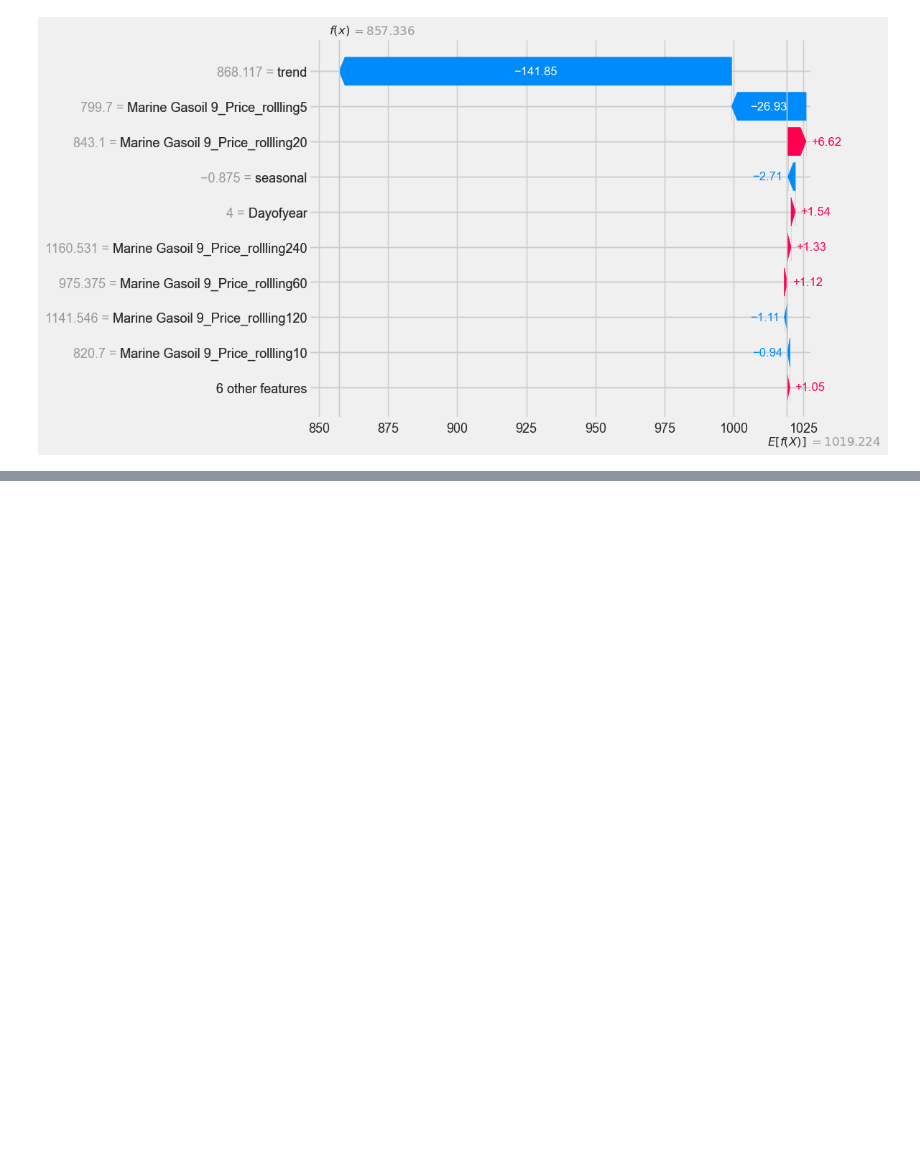
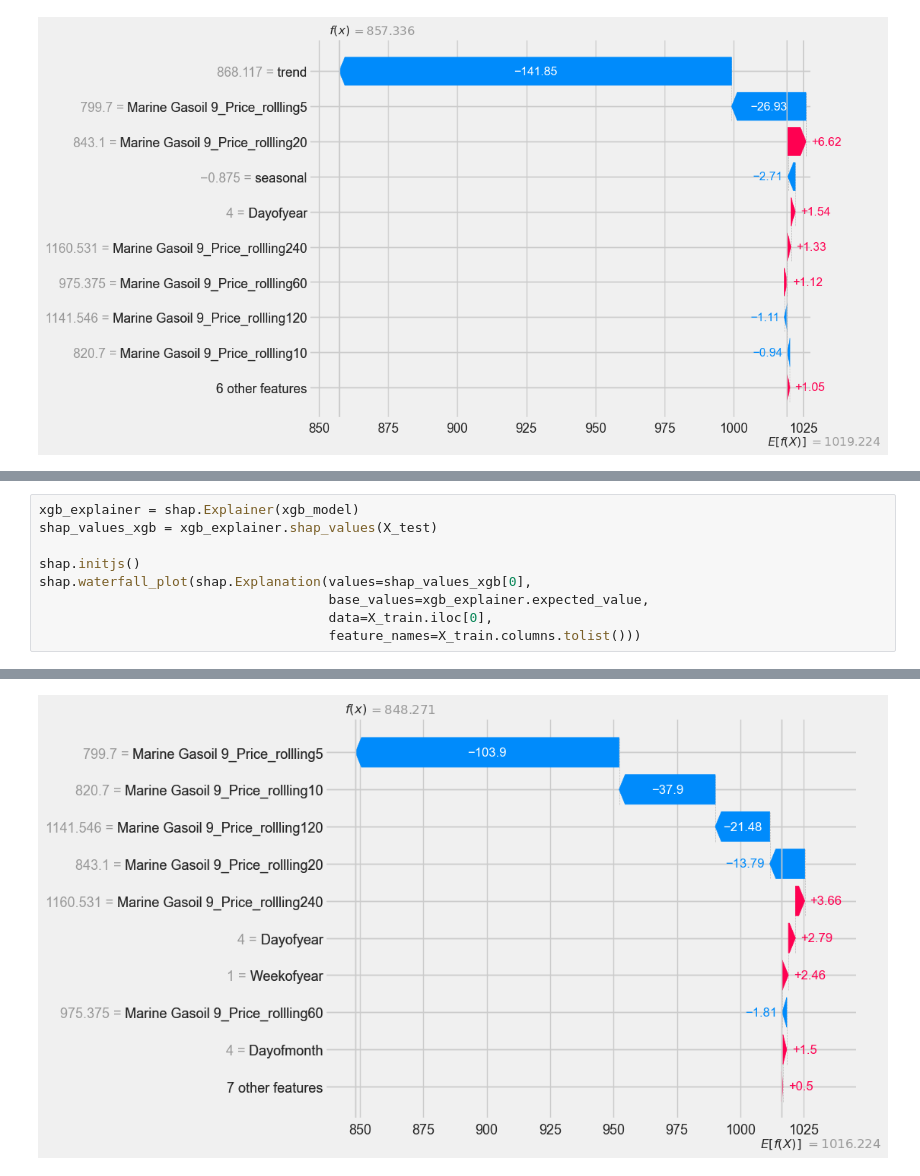
Before and after one commit to Gyu-Ri-Park/aiffel_quest, a Jupyter notebook: AiffelThon/240509_timeseries_ML_xgb.ipynb, the cells around one changed output, grey strips where cells are left out. Drawn from its saved outputs; the diff is of its cells as text; blank space fills up the shorter version.

```diff
--- a/AiffelThon/240509_timeseries_ML_xgb.ipynb
+++ b/AiffelThon/240509_timeseries_ML_xgb.ipynb
@@ -589,0 +821,10 @@ shap.waterfall_plot(shap.Explanation(values=shap_values_xgb[0],
+# %%
+xgb_explainer = shap.Explainer(xgb_model)
+shap_values_xgb = xgb_explainer.shap_values(X_test)
+
+shap.initjs()
+shap.waterfall_plot(shap.Explanation(values=shap_values_xgb[0],
+                                     base_values=xgb_explainer.expected_value,
+                                     data=X_train.iloc[0],
+                                     feature_names=X_train.columns.tolist()))
+# %% [output]
@@ -589,0 +832 @@ shap.waterfall_plot(shap.Explanation(values=shap_values_xgb[0],
+[figure, added]
```
Also changed, not shown: parts of 25 cells of this notebook.
